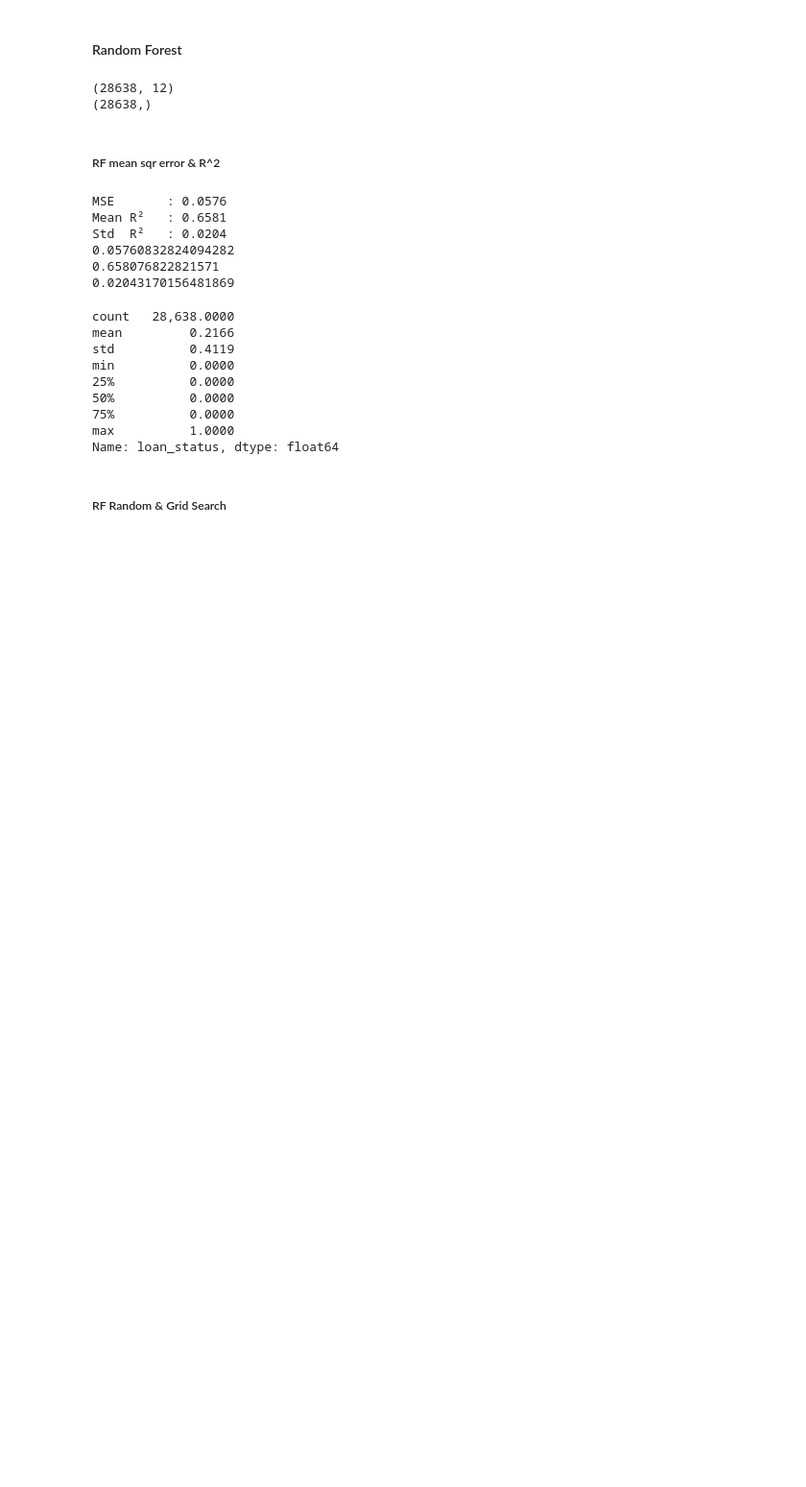
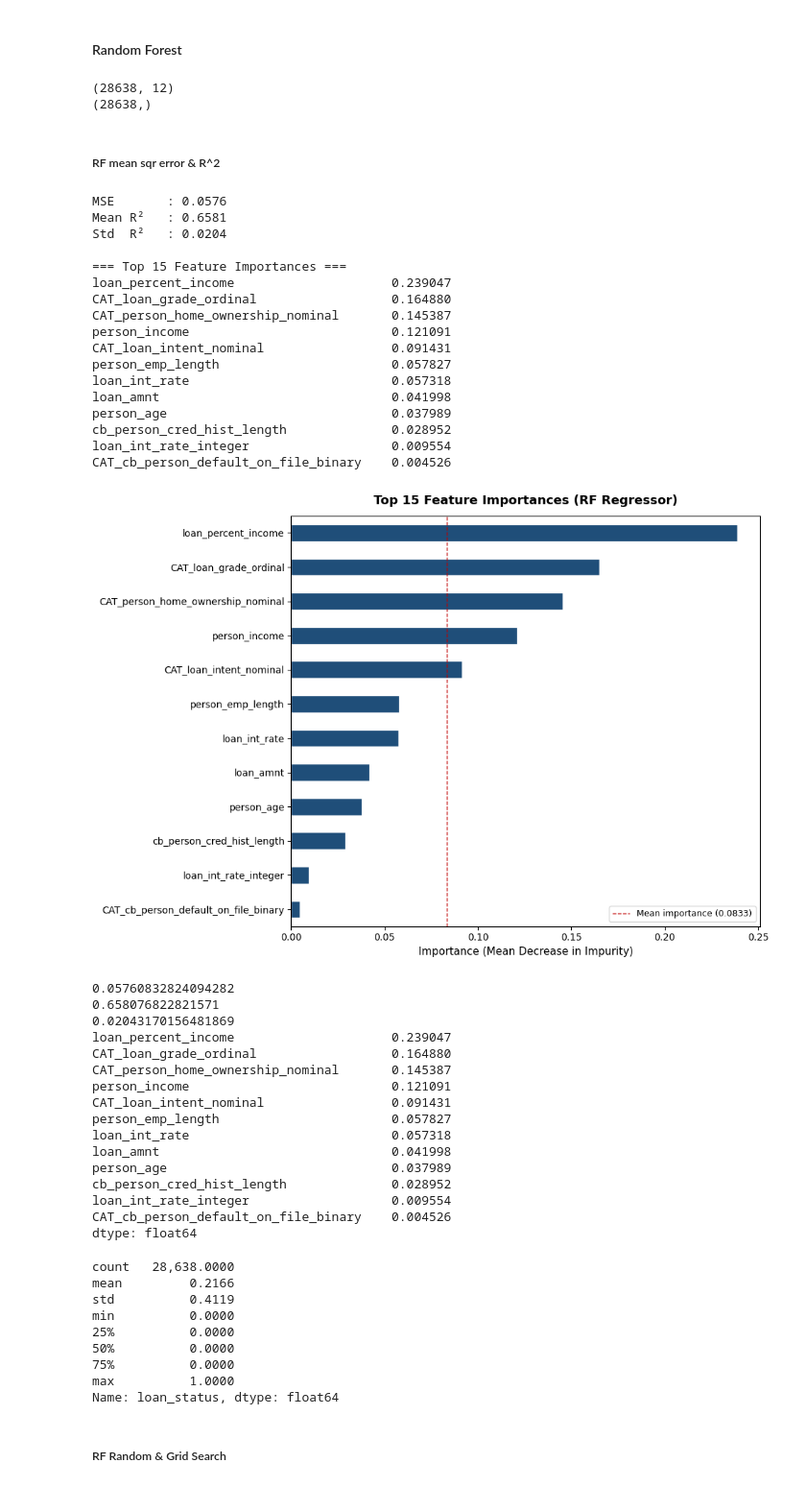
Before and after one commit to andre-bu-gitdev/O2_AI_for_Leaders_dx699, a Jupyter notebook: Milestone_4/M4 Functions.ipynb, the cells around one changed output. Shown at 96% size. Drawn from its saved outputs; the diff is of its cells as text; code cells hidden in the pictures; blank space fills up the shorter version.

```diff
--- a/Milestone_4/M4 Functions.ipynb
+++ b/Milestone_4/M4 Functions.ipynb
@@ -1422,7 +1549,9 @@ def run_random_forest_regressor(X_train, y_train,
                                 random_state = random_state,
                                 cv=5,
                                 ccp_alpha=0.0,
-                                n_jobs=-1
+                                n_jobs=-1,
+                                top_n=15,
+                                plot_importance=True,
                                ):
 
     rf_model = RandomForestRegressor(
@@ -1453,41 +1582,96 @@ def run_random_forest_regressor(X_train, y_train,
         cv=cv, n_jobs=n_jobs
     )
 
+    # Feature importance — requires a full fit on all training data
+    rf_model.fit(X_train, y_train)
+    importances = (pd.Series(rf_model.feature_importances_, index=X_train.columns)
+                     .sort_values(ascending=False))
+
     results = {
-        "mean_cv_mse": -np.mean(neg_mse_scores),
-        "mean_r2":      np.mean(r2_scores),
-        "std_r2":       np.std(r2_scores),
+        "mean_cv_mse":  -np.mean(neg_mse_scores),
+        "mean_r2":       np.mean(r2_scores),
+        "std_r2":        np.std(r2_scores),
+        "importances":   importances,
+        "fitted_model":  rf_model,
     }
 
     print(f"MSE       : {results['mean_cv_mse']:.4f}")
     print(f"Mean R²   : {results['mean_r2']:.4f}")
     print(f"Std  R²   : {results['std_r2']:.4f}")
+    print(f"\n=== Top {top_n} Feature Importances ===")
+    print(importances.head(top_n).to_string())
+
+    if plot_importance:
+        fig, ax = plt.subplots(figsize=(10, 7))
+        importances.head(top_n).sort_values().plot(
+            kind="barh", ax=ax, color="#1F4E79", edgecolor="white"
+        )
+        ax.set_title(f"Top {top_n} Feature Importances (RF Regressor)",
+                     fontsize=13, fontweight="bold", pad=12)
+        ax.set_xlabel("Importance (Mean Decrease in Impurity)", fontsize=11)
+        ax.axvline(x=importances.mean(), color="#C00000", linestyle="--",
+                   linewidth=1, label=f"Mean importance ({importances.mean():.4f})")
+        ax.legend(fontsize=9)
+        plt.tight_layout()
+        plt.show()
 
     return results
 
 
 # --- Example usage ---
 results = run_random_forest_regressor(X_train, y_train,
                                       n_estimators=100,
                                       max_depth=None,
                                       min_samples_split=2,
                                       min_samples_leaf=1,
                                       max_samples=None,
                                       max_leaf_nodes=None,
                                       max_features=1.0,
-                                      ccp_alpha=0.0)
+                                      ccp_alpha=0.0,
+                                      top_n=15,
+                                      plot_importance=True)
 
-# Access individually if needed
+# Access individually
 print(results["mean_cv_mse"])
 print(results["mean_r2"])
 print(results["std_r2"])
+print(results["importances"])       # full sorted series
+fitted_model = results["fitted_model"]  # fitted model for further use
 # %% [output]
 MSE       : 0.0576
 Mean R²   : 0.6581
 Std  R²   : 0.0204
-0.05760832824094282
-0.658076822821571
-0.02043170156481869
+
+=== Top 15 Feature Importances ===
+loan_percent_income                     0.239047
+CAT_loan_grade_ordinal                  0.164880
+CAT_person_home_ownership_nominal       0.145387
+person_income                           0.121091
+CAT_loan_intent_nominal                 0.091431
+person_emp_length                       0.057827
+loan_int_rate                           0.057318
+loan_amnt                               0.041998
+person_age                              0.037989
+cb_person_cred_hist_length              0.028952
+loan_int_rate_integer                   0.009554
+CAT_cb_person_default_on_file_binary    0.004526
+[figure, added]
+0.05760832824094282
+0.658076822821571
+0.02043170156481869
+loan_percent_income                     0.239047
+CAT_loan_grade_ordinal                  0.164880
+CAT_person_home_ownership_nominal       0.145387
+person_income                           0.121091
+CAT_loan_intent_nominal                 0.091431
+person_emp_length                       0.057827
+loan_int_rate                           0.057318
+loan_amnt                               0.041998
+person_age                              0.037989
+cb_person_cred_hist_length              0.028952
+loan_int_rate_integer                   0.009554
+CAT_cb_person_default_on_file_binary    0.004526
+dtype: float64
 # %%
 cc_risk_df_CAT['loan_status'].describe()
 # %% [output]
```
Also changed, not shown: parts of 35 cells of this notebook, 2 other files.
